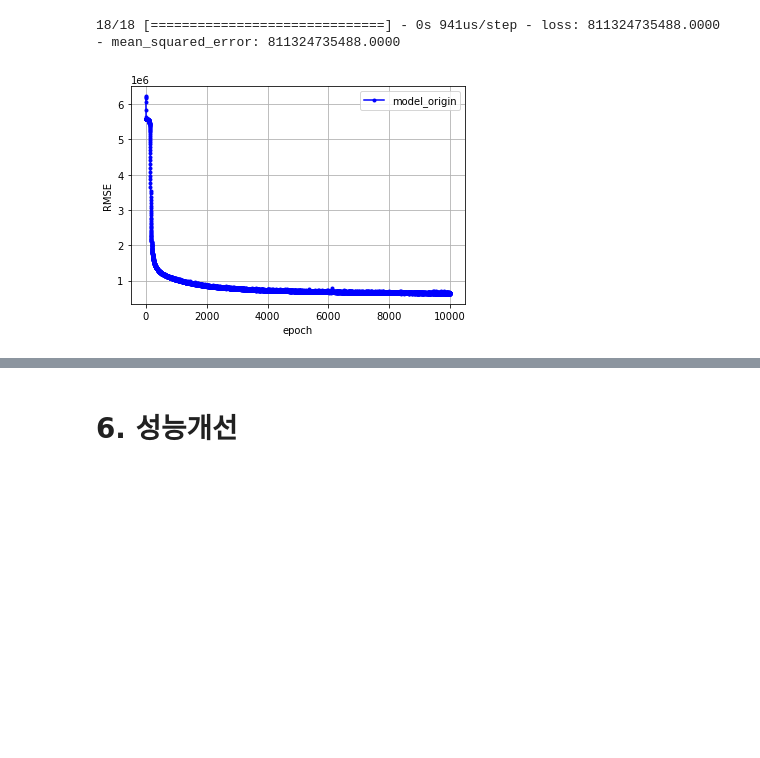
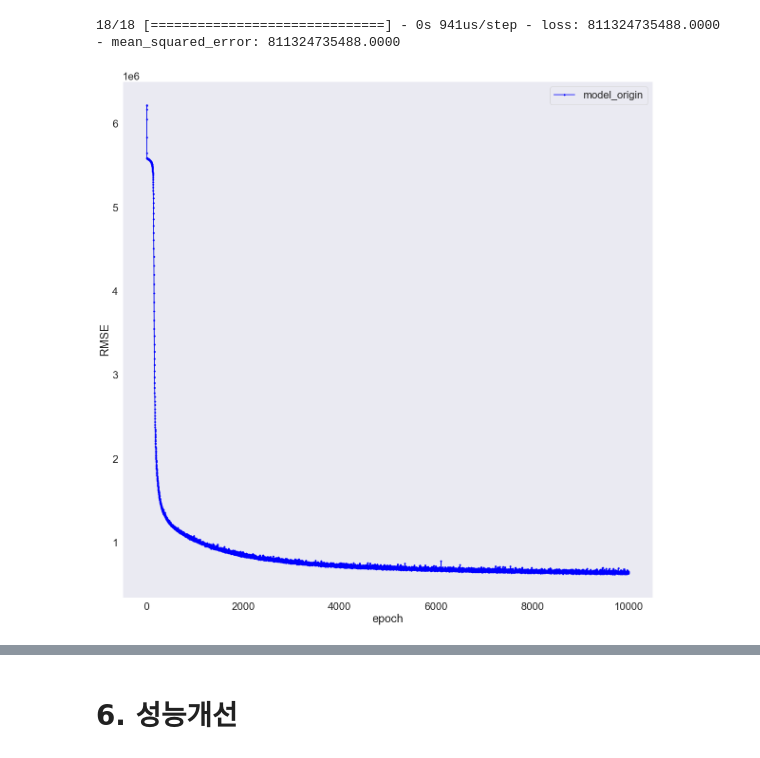
Before and after one commit to querkowe/fifa-pay-prediction, a Jupyter notebook: total_code_fifa_pay_prediction.ipynb, the cells around one changed output, grey strips where cells are left out. Drawn from its saved outputs; the diff is of its cells as text; code cells hidden in the pictures; blank space fills up the shorter version.

```diff
--- a/total_code_fifa_pay_prediction.ipynb
+++ b/total_code_fifa_pay_prediction.ipynb
@@ -1006,25 +1006,24 @@ result_origin = model_origin.evaluate(x_test, y_test, batch_size=100)
 # %% [output]
 18/18 [==============================] - 0s 941us/step - loss: 811324735488.0000 - mean_squared_error: 811324735488.0000
 # %%
+sns.set(font_scale=2, rc={'figure.figsize':(20, 20)})
+
 model1_rmse = np.sqrt(history_origin.history['loss'])
+x_len = np.arange(len(model1_rmse))
 
-#model2_rmse = np.sqrt(history_batch.history['loss'])
-#model3_rmse = np.sqrt(history_drop.history['loss'])
+sns.lineplot(x_len, model1_rmse)
+#opt_result.set_xlim(left=400, right=450)
 
 
-x_len = np.arange(len(model1_rmse))
-
 plt.plot(x_len, model1_rmse, marker = '.', c='blue', label = 'model_origin')
-
-#plt.plot(x_len, model3_rmse, marker = '.', c='yellow', label = 'model_drop')
 
 plt.legend(loc = 'upper right')
 plt.grid()
 plt.xlabel('epoch')
 plt.ylabel('RMSE')
 plt.show()
 # %% [output]
-[figure, old version]
+[figure, new version]
 # %%
 model1_rmse = np.sqrt(history_origin.history['loss'])
 #model2_rmse = np.sqrt(history_batch.history['loss'])
```
Also changed, not shown: parts of 3 cells of this notebook, 1 other file.
